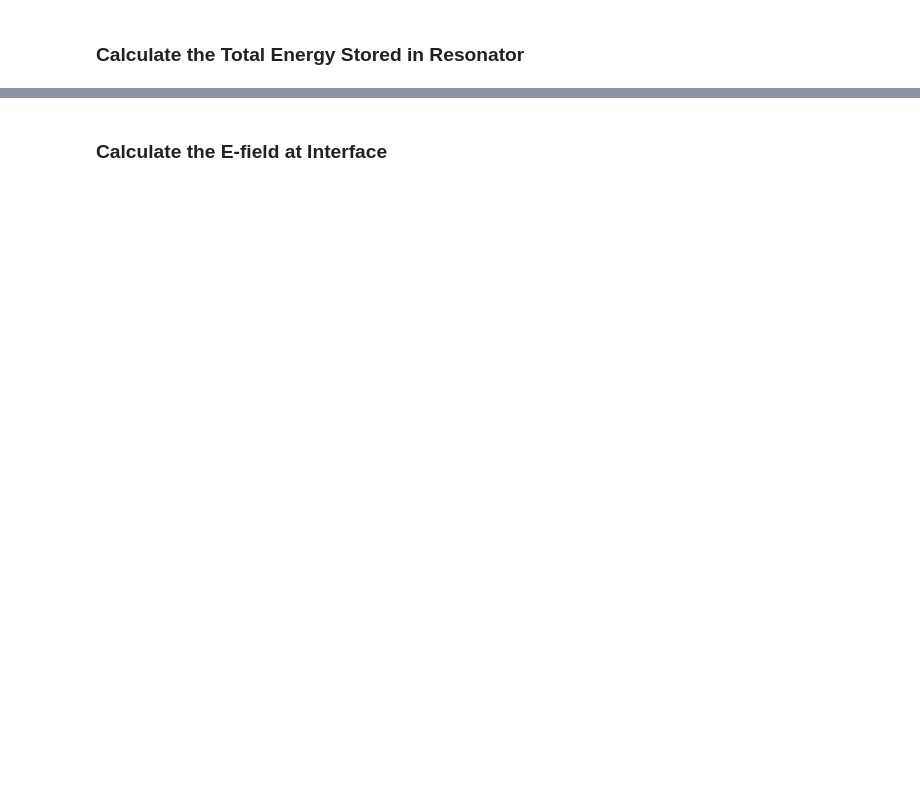
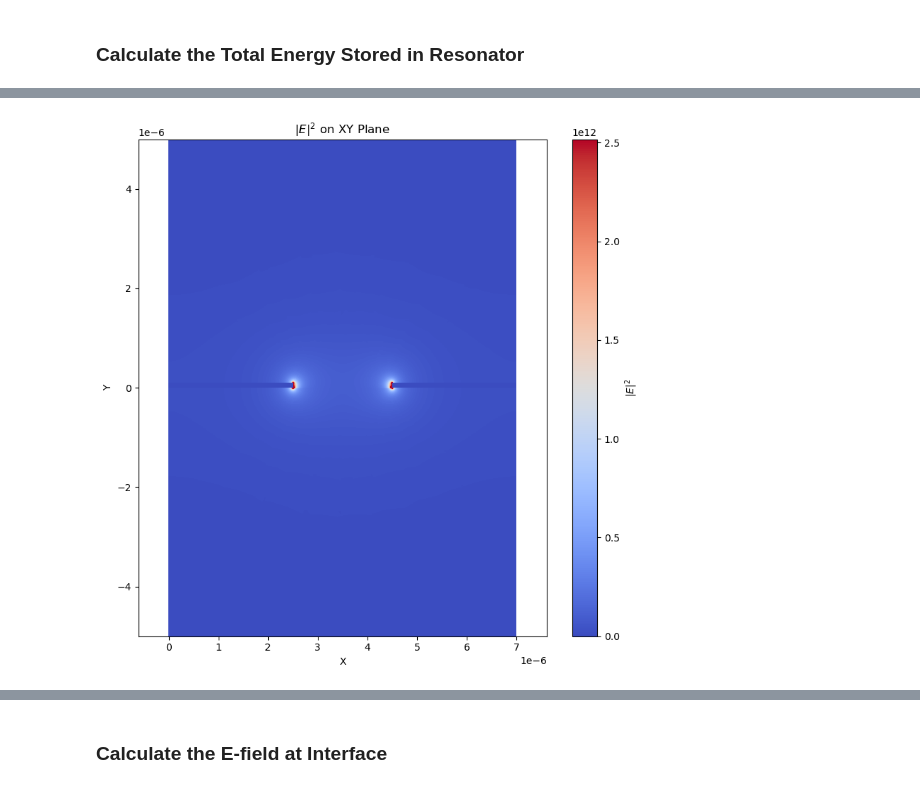
Before and after one commit to WeiRenSyong/Participation_Ratio_Calculation, a Jupyter notebook: Participation_Ratios_Calculation.ipynb, the cells around one changed output, grey strips where cells are left out. Cells and saved outputs as stored; diff of their text form; code cells hidden in the pictures; blank space fills up the shorter version.

```diff
--- a/Participation_Ratios_Calculation.ipynb
+++ b/Participation_Ratios_Calculation.ipynb
@@ -74,0 +39,95 @@ plot_heatmap(energy_density, 'Energy Density εE²', x_um, y_um)
+# %%
+####################
+#### Plot |E|^2 ####
+####################
+# Create a mapping from (x, y) for plotting |E|²
+E2 = np.full((len(y_unique), len(x_unique)), np.nan)
+
+for xi, yi, ei in zip(x, y, e2):
+    i = y_index[yi]
+    j = x_index[xi]
+    E2[i, j] = ei
+
+# Create meshgrid
+X, Y = np.meshgrid(x_unique, y_unique)
+
+# Clip color scale
+vmin = 0
+vmax = np.nanpercentile(E2, 99.99)
+
+# Plot with 'coolwarm' colormap, where red represents stronger values and blue represents weaker values
+plt.figure(figsize=(8, 8))
+plt.pcolormesh(X, Y, E2, shading='auto', cmap='coolwarm', vmin=vmin, vmax=vmax)
+plt.xlabel('X')
+plt.ylabel('Y')
+plt.title(r'$|E|^2$ on XY Plane')
+plt.colorbar(label=r'$|E|^2$')
+plt.axis('equal')
+plt.tight_layout()
+plt.show()
+
+####################
+#### Plot |D|^2 ####
+####################
+# Create a mapping from (x, y) for plotting |D|²
+D2 = np.full((len(y_unique), len(x_unique)), np.nan)
+
+for xi, yi, di in zip(x, y, d2):
+    i = y_index[yi]
+    j = x_index[xi]
+    D2[i, j] = di
+
+# Create meshgrid
+X, Y = np.meshgrid(x_unique, y_unique)
+
+# Clip color scale
+vmin = 0
+vmax = np.nanpercentile(D2, 99.99)
+
+# Plot with 'coolwarm' colormap, where red represents stronger values and blue represents weaker values
+plt.figure(figsize=(8, 8))
+plt.pcolormesh(X, Y, D2, shading='auto', cmap='coolwarm', vmin=vmin, vmax=vmax)
+plt.xlabel('X')
+plt.ylabel('Y')
+plt.title(r'$|D|^2$ on XY Plane')
+plt.colorbar(label=r'$|D|^2$')
+plt.axis('equal')
+plt.tight_layout()
+plt.show()
+
+
+######################
+#### Plot epsilon ####
+######################
+# Create a 2D grid to hold the epsilon values (initialized to NaN)
+epsilon_0 = 8.85E-12 # in F/m
+# Calculate epsilon_r as 1D array
+epsilon_r = epsilon/ epsilon_0  # make sure epsilon_values is already calculated
+
+epsilon_r_grid = np.full((len(y_unique), len(x_unique)), np.nan)
+
+# Map (x, y) → epsilon values
+for xi, yi, eps_r_i in zip(x, y, epsilon_r):  # <- use the correct 1D array name
+    i = y_index[yi]
+    j = x_index[xi]
+    epsilon_r_grid[i, j] = eps_r_i
+
+# Create meshgrid
+X, Y = np.meshgrid(x_unique, y_unique)
+
+# Clip color scale
+vmin = 0
+vmax = np.nanpercentile(epsilon_r_grid, 99.99)
+
+# Plot
+plt.figure(figsize=(8, 8))
+plt.pcolormesh(X, Y, epsilon_r_grid, shading='auto', cmap='coolwarm', vmin=vmin, vmax=vmax)
+plt.xlabel('X')
+plt.ylabel('Y')
+plt.title(r'$\epsilon_r$ on XY Plane')
+plt.colorbar(label=r'$\epsilon_r$')
+plt.axis('equal')
+plt.tight_layout()
+plt.show()
+# %% [output]
+[figure, added]
```
Also changed, not shown: parts of 10 cells of this notebook.
